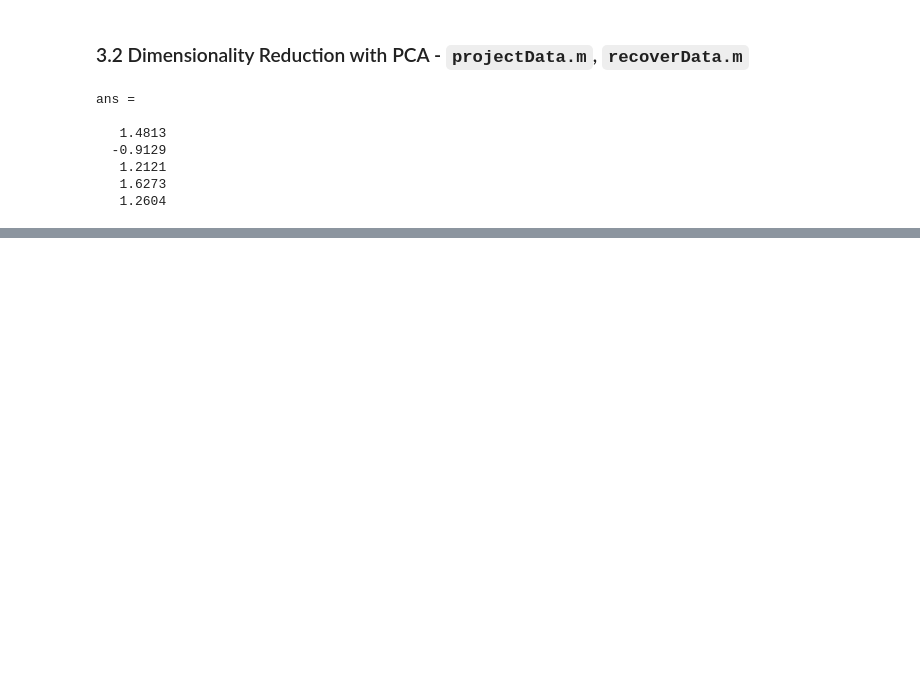
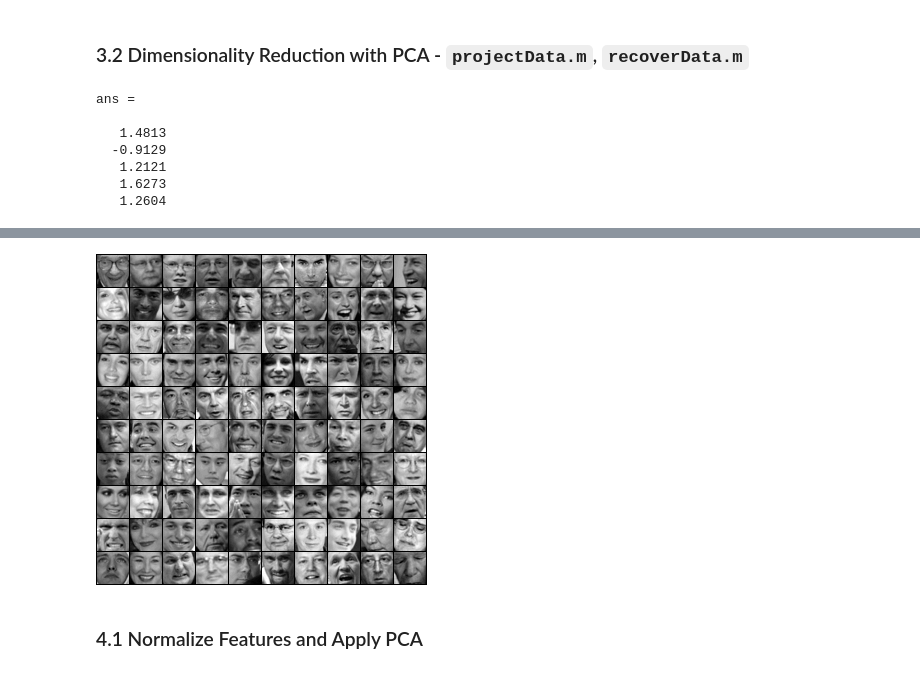
Before and after one commit to mxagar/machine_learning_coursera, a Jupyter notebook: exercises/ex1-ex8-octave/ex7/ML_Coursera_Ex_7_KMeans_PCA.ipynb, the cells around one changed output, grey strips where cells are left out. Saved outputs shown, nothing was run; the diff lists cells and outputs as text; code cells hidden in the pictures; blank space fills up the shorter version.

```diff
--- a/exercises/ex1-ex8-octave/ex7/ML_Coursera_Ex_7_KMeans_PCA.ipynb
+++ b/exercises/ex1-ex8-octave/ex7/ML_Coursera_Ex_7_KMeans_PCA.ipynb
@@ -397,0 +437,7 @@ end
+# %%
+% Display the first 100 faces in the dataset
+displayData(X(1:100, :));
+# %% [output]
+[figure, added]
+# %% [markdown]
+### 4.1 Normalize Features and Apply PCA
```
Also changed, not shown: parts of 15 cells of this notebook, 1 other file.
